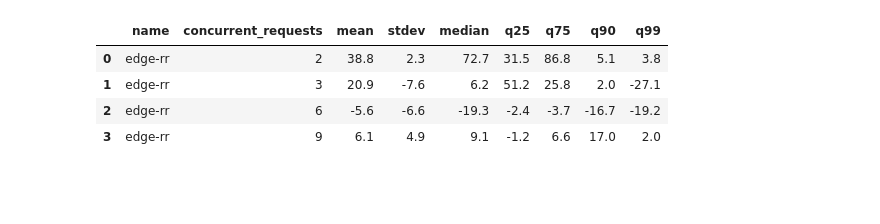
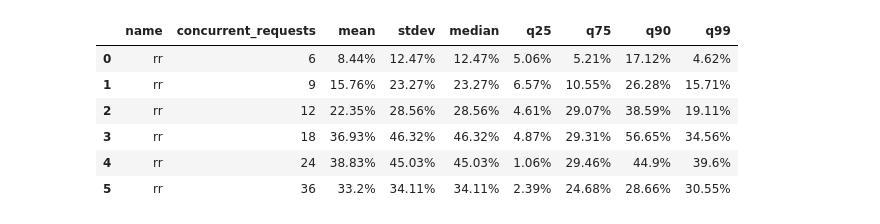
Before and after one commit to jjnp/traefik-eval, a Jupyter notebook: notebooks/full-experiments.ipynb, the cells around one changed output. Drawn from its saved outputs; the diff is of its cells as text; code cells hidden in the pictures; blank space fills up the shorter version.

Commit message:
add more detailed visualisations, and experiment data

```diff
--- a/notebooks/full-experiments.ipynb
+++ b/notebooks/full-experiments.ipynb
@@ -38,7 +37,7 @@ edge_lrt_names = get_edge_names('lrt', edge_counts)
 
 df = pd.DataFrame(columns=columns)
 
-pdf_df = pd.DataFrame(columns=columns)
+analysis_df = pd.DataFrame(columns=columns)
 i = 0
 for (concurrent, name) in normal_rr_names:
     traces = fgw.traces(id_by_name(name))
@@ -49,8 +48,7 @@ for (concurrent, name) in normal_rr_names:
     q75 = traces['RTT'].quantile(q=0.75)
     q90 = traces['RTT'].quantile(q=0.90)
     q99 = traces['RTT'].quantile(q=0.99)
-#     print([concurrent, mean, std, median, q25, q75, q90, q99])
-    pdf_df.loc[i] = ['rr', concurrent, mean, std, median, q25, q75, q90, q99]
+    analysis_df.loc[i] = ['rr', concurrent, mean, std, median, q25, q75, q90, q99]
     i += 1
 
 for (concurrent, name) in normal_lrt_names:
@@ -62,8 +60,7 @@ for (concurrent, name) in normal_lrt_names:
     q75 = traces['RTT'].quantile(q=0.75)
     q90 = traces['RTT'].quantile(q=0.90)
     q99 = traces['RTT'].quantile(q=0.99)
-#     print([concurrent, mean, std, median, q25, q75, q90, q99])
-    pdf_df.loc[i] = ['lrt', concurrent, mean, std, median, q25, q75, q90, q99]
+    analysis_df.loc[i] = ['lrt', concurrent, mean, std, median, q25, q75, q90, q99]
     i += 1
 
 for (concurrent, name) in edge_rr_names:
@@ -75,8 +72,7 @@ for (concurrent, name) in edge_rr_names:
     q75 = traces['RTT'].quantile(q=0.75)
     q90 = traces['RTT'].quantile(q=0.90)
     q99 = traces['RTT'].quantile(q=0.99)
-#     print([concurrent, mean, std, median, q25, q75, q90, q99])
-    pdf_df.loc[i] = ['edge-rr', concurrent, mean, std, median, q25, q75, q90, q99]
+    analysis_df.loc[i] = ['edge-rr', concurrent, mean, std, median, q25, q75, q90, q99]
     i += 1
 
 for (concurrent, name) in edge_lrt_names:
@@ -88,6 +84,10 @@ for (concurrent, name) in edge_lrt_names:
     q75 = traces['RTT'].quantile(q=0.75)
     q90 = traces['RTT'].quantile(q=0.90)
     q99 = traces['RTT'].quantile(q=0.99)
-#     print([concurrent, mean, std, median, q25, q75, q90, q99])
-    pdf_df.loc[i] = ['edge-lrt', concurrent, mean, std, median, q25, q75, q90, q99]
+    analysis_df.loc[i] = ['edge-lrt', concurrent, mean, std, median, q25, q75, q90, q99]
     i += 1
+
+for c in ['mean', 'stdev', 'median', 'q25', 'q75', 'q90', 'q99']:
+    analysis_df[c] = analysis_df[c].round(0).astype(int).astype(str) + 'ms'
+
+analysis_df
@@ -132,26 +112,33 @@ pdf_df
 # %%
+# This shows the relative difference between RR and LRT in percent
+
+def percent_delta(base, other):
+    return ((base-other)/base * 100).round(2).astype(str) + '%'
+
 def diff_df(base, other):
     n = base.copy()
-    n['mean'] = base['mean'] - other['mean']
-    n['stdev'] = base['stdev'] - other['stdev']
-    n['median'] = base['median'] - other['median']
-    n['q25'] = base['q25'] - other['q25']
-    n['q75'] = base['q75'] - other['q75']
-    n['q90'] = base['q90'] - other['q90']
-    n['q99'] = base['q99'] - other['q99']
+    n['mean'] = percent_delta(base['mean'], other['mean'])
+    n['stdev'] = percent_delta(base['stdev'], other['stdev'])
+    n['median'] = percent_delta(base['stdev'], other['stdev'])
+    n['q25'] = percent_delta(base['q25'], other['q25'])
+    n['q75'] = percent_delta(base['q75'], other['q75'])
+    n['q90'] = percent_delta(base['q90'], other['q90'])
+    n['q99'] = percent_delta(base['q99'], other['q99'])
     return n.drop(columns='index').round(1)
 
 df = pdf_df
 rr = df[df['name'] == 'rr'].reset_index()
 lrt = df[df['name'] == 'lrt'].reset_index()
 edge_rr = df[df['name'] == 'edge-rr'].reset_index()
 edge_lrt = df[df['name'] == 'edge-lrt'].reset_index()
 delta = diff_df(rr, lrt)
 edge_delta = diff_df(edge_rr, edge_lrt)
-edge_delta
+delta
 # %% [output]
 |  | name | concurrent_requests | mean | stdev | median | q25 | q75 | q90 | q99 |
-| 0 | edge-rr | 2 | 38.8 | 2.3 | 72.7 | 31.5 | 86.8 | 5.1 | 3.8 |
-| 1 | edge-rr | 3 | 20.9 | -7.6 | 6.2 | 51.2 | 25.8 | 2.0 | -27.1 |
-| 2 | edge-rr | 6 | -5.6 | -6.6 | -19.3 | -2.4 | -3.7 | -16.7 | -19.2 |
-| 3 | edge-rr | 9 | 6.1 | 4.9 | 9.1 | -1.2 | 6.6 | 17.0 | 2.0 |
+| 0 | rr | 6 | 8.44% | 12.47% | 12.47% | 5.06% | 5.21% | 17.12% | 4.62% |
+| 1 | rr | 9 | 15.76% | 23.27% | 23.27% | 6.57% | 10.55% | 26.28% | 15.71% |
+| 2 | rr | 12 | 22.35% | 28.56% | 28.56% | 4.61% | 29.07% | 38.59% | 19.11% |
+| 3 | rr | 18 | 36.93% | 46.32% | 46.32% | 4.87% | 29.31% | 56.65% | 34.56% |
+| 4 | rr | 24 | 38.83% | 45.03% | 45.03% | 1.06% | 29.46% | 44.9% | 39.6% |
+| 5 | rr | 36 | 33.2% | 34.11% | 34.11% | 2.39% | 24.68% | 28.66% | 30.55% |
```
Also changed, not shown: parts of 5 cells of this notebook, 12 other files.
